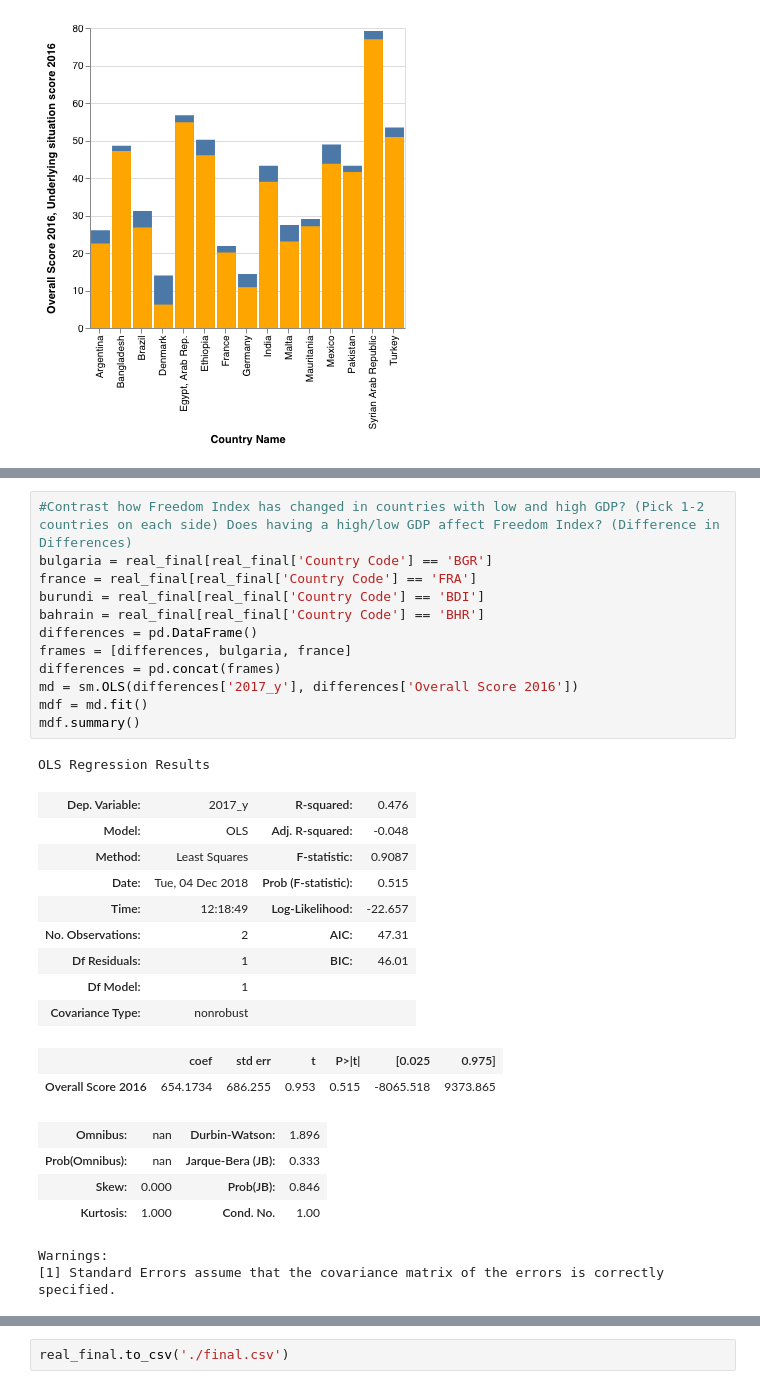
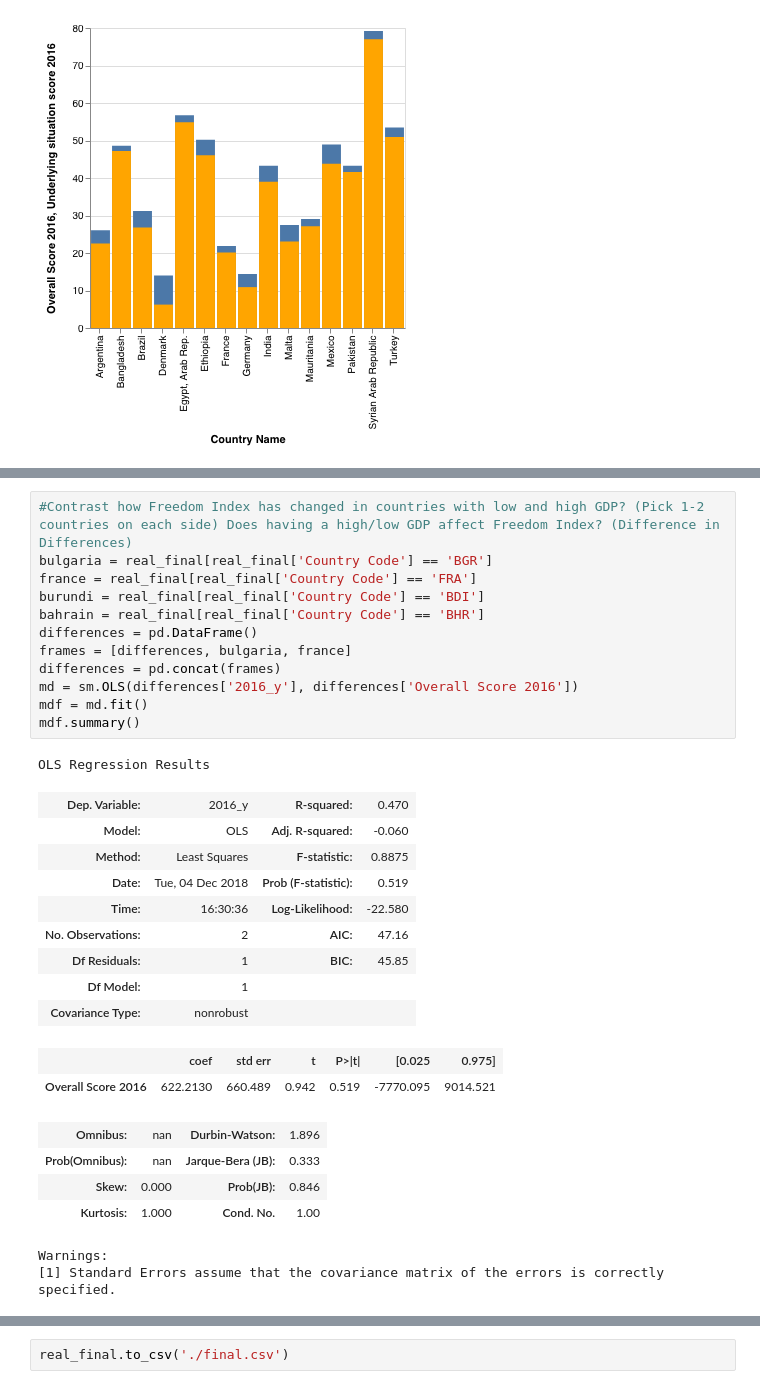
Before and after one commit to aliar97/degrees-of-freedom, a Jupyter notebook: Freedom.ipynb, the cells around one changed output, grey strips where cells are left out. Cells and saved outputs as stored; diff of their text form.

```diff
--- a/Freedom.ipynb
+++ b/Freedom.ipynb
@@ -156,28 +270,28 @@ overall_chart + situation_chart
 # %%
 #Contrast how Freedom Index has changed in countries with low and high GDP? (Pick 1-2 countries on each side) Does having a high/low GDP affect Freedom Index? (Difference in Differences)
 bulgaria = real_final[real_final['Country Code'] == 'BGR']
 france = real_final[real_final['Country Code'] == 'FRA']
 burundi = real_final[real_final['Country Code'] == 'BDI']
 bahrain = real_final[real_final['Country Code'] == 'BHR']
 differences = pd.DataFrame()
 frames = [differences, bulgaria, france]
 differences = pd.concat(frames)
-md = sm.OLS(differences['2017_y'], differences['Overall Score 2016'])
+md = sm.OLS(differences['2016_y'], differences['Overall Score 2016'])
 mdf = md.fit()
 mdf.summary()
 # %% [output]
 OLS Regression Results
-| Dep. Variable: | 2017_y | R-squared: | 0.476 |
-| Model: | OLS | Adj. R-squared: | -0.048 |
-| Method: | Least Squares | F-statistic: | 0.9087 |
-| Date: | Tue, 04 Dec 2018 | Prob (F-statistic): | 0.515 |
-| Time: | 12:18:49 | Log-Likelihood: | -22.657 |
-| No. Observations: | 2 | AIC: | 47.31 |
-| Df Residuals: | 1 | BIC: | 46.01 |
+| Dep. Variable: | 2016_y | R-squared: | 0.470 |
+| Model: | OLS | Adj. R-squared: | -0.060 |
+| Method: | Least Squares | F-statistic: | 0.8875 |
+| Date: | Tue, 04 Dec 2018 | Prob (F-statistic): | 0.519 |
+| Time: | 16:30:36 | Log-Likelihood: | -22.580 |
+| No. Observations: | 2 | AIC: | 47.16 |
+| Df Residuals: | 1 | BIC: | 45.85 |
 | Df Model: | 1 |  |  |
 | Covariance Type: | nonrobust |  |  |
 |  | coef | std err | t | P>|t| | [0.025 | 0.975] |
-| Overall Score 2016 | 654.1734 | 686.255 | 0.953 | 0.515 | -8065.518 | 9373.865 |
+| Overall Score 2016 | 622.2130 | 660.489 | 0.942 | 0.519 | -7770.095 | 9014.521 |
 | Omnibus: | nan | Durbin-Watson: | 1.896 |
 | Prob(Omnibus): | nan | Jarque-Bera (JB): | 0.333 |
 | Skew: | 0.000 | Prob(JB): | 0.846 |
```
Also changed, not shown: parts of 16 cells of this notebook.
